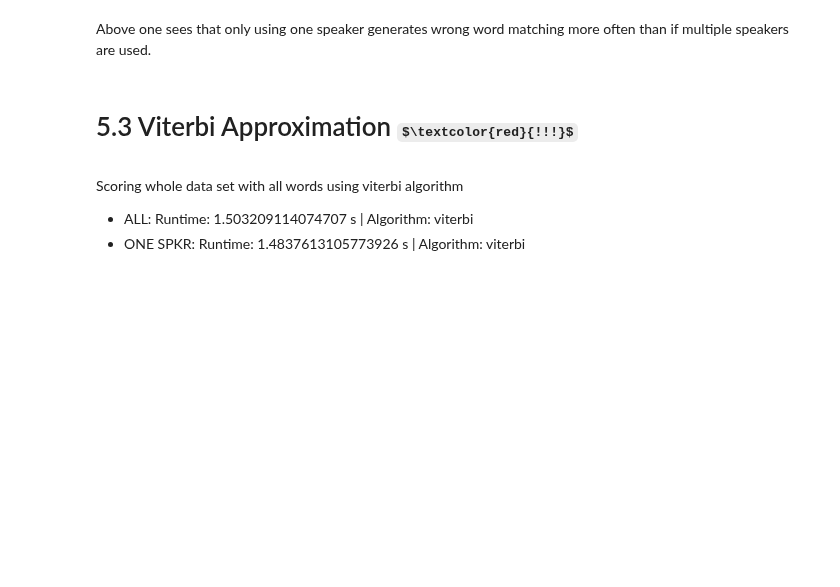
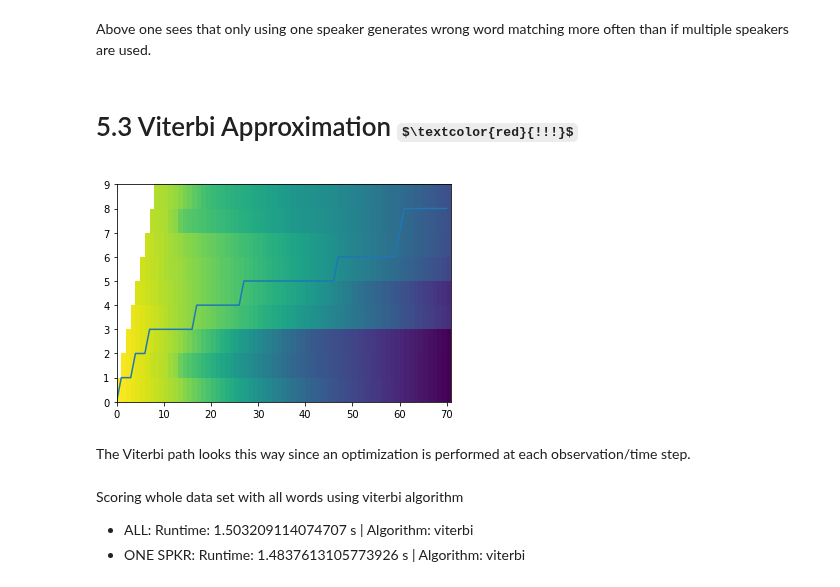
Before and after one commit to kurreman/DT2119_Speech, a Jupyter notebook: LAB2/KORAY_LAB2.ipynb, the cells around one changed output. Saved outputs shown, nothing was run; the diff lists cells and outputs as text; code cells hidden in the pictures; some formulas as TeX source; blank space fills up the shorter version.

```diff
--- a/LAB2/KORAY_LAB2.ipynb
+++ b/LAB2/KORAY_LAB2.ipynb
@@ -120,19 +120,26 @@ Above one sees that only using one speaker generates wrong word matching more of
 # %% [markdown]
 # 5.3 Viterbi Approximation $\textcolor{red}{!!!}$
 # %%
-viterbi, vpath = proto.viterbi(obsloglik,np.log(wordHMMs_fem['o']["startprob"]),np.log(wordHMMs_fem['o']["transmat"]))
-vloglik = np.max(viterbi[-1,:])
-best_path = []
-for subpath in vpath:
-        best_path.append(np.argmax(subpath))
+# viterbi, B = proto.viterbi(obsloglik,np.log(wordHMMs_fem['o']["startprob"]),np.log(wordHMMs_fem['o']["transmat"]))
+# vloglik = np.max(viterbi[-1,:])
+# best_path = []
+# for subpath in vpath:
+#         best_path.append(np.argmax(subpath))
+
+vloglik, vpath = proto.viterbi2(obsloglik,np.log(wordHMMs_fem['o']["startprob"]),np.log(wordHMMs_fem['o']["transmat"][:-1,:-1]))
 if not np.allclose(vloglik,example['vloglik']):
         raise Exception("viterbi broken")
 
-# print(best_path)
-# print(vpath)
+# for i in range(B.shape[1]):
+#         sT = np.argmax(B[:,i])
 
-# plt.pcolormesh(logalpha.T)
-# plt.show()
+plt.pcolormesh(logalpha.T)
+plt.plot(vpath)
+plt.show()
+# %% [output]
+[figure, added]
+# %% [markdown]
+The Viterbi path looks this way since an optimization is performed at each observation/time step.
 # %% [markdown]
 Scoring whole data set with all words using viterbi algorithm
 
```
Also changed, not shown: parts of 1 cell of this notebook, 2 other files.
